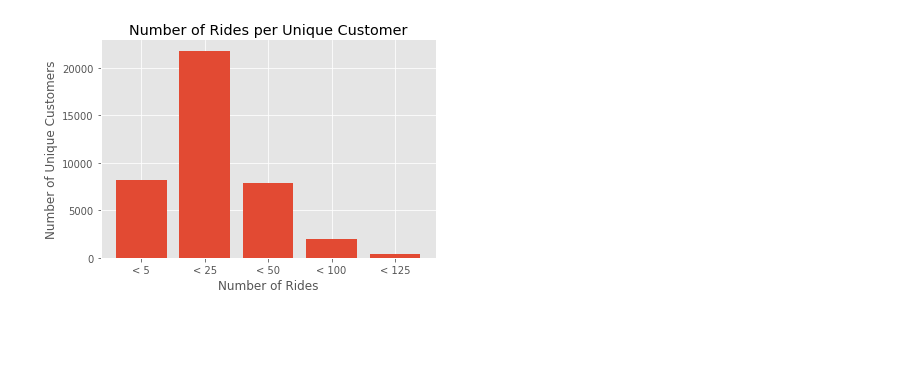
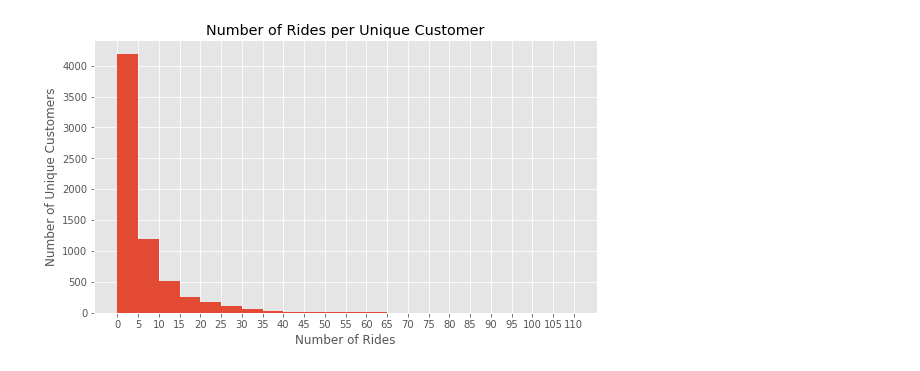
Before and after one commit to EntropicEffect/UMD_DC_2021_Team29, a Jupyter notebook: frequency_of_rides.ipynb, the cells around one changed output. Drawn from its saved outputs; the diff is of its cells as text; code cells hidden in the pictures; blank space fills up the shorter version.

```diff
--- a/frequency_of_rides.ipynb
+++ b/frequency_of_rides.ipynb
@@ -35,17 +27,22 @@ def add(lst, val):
 # %%
 import numpy as np
-x = ['< 5', '< 25', '< 50', '< 100', '< 125']
-y = [0, 0, 0, 0, 0]
-for val in freq.values():
-    add(y, val)
+
+freq2 = dict()
+for index, customer_id in enumerate(freq):
+    if index not in freq2:
+        freq2[index] = freq[customer_id]
+    else:
+        freq2[index] += freq[customer_id]
 
 import matplotlib.pyplot as plt
 import seaborn as sns
 plt.style.use('ggplot')
-plt.bar(x, y)
+plt.figure(figsize=(9,5))
+plt.hist(np.array(list(freq2.values())), bins=np.arange(0, 115, 5), label='hist')
+plt.xticks(range(0, 115, 5))
 plt.xlabel('Number of Rides')
 plt.ylabel('Number of Unique Customers')
 plt.title('Number of Rides per Unique Customer')
 sns.despine()
 # %% [output]
-[figure, old version]
+[figure, new version]
```
Also changed, not shown: parts of 2 cells of this notebook, 5 other files.
